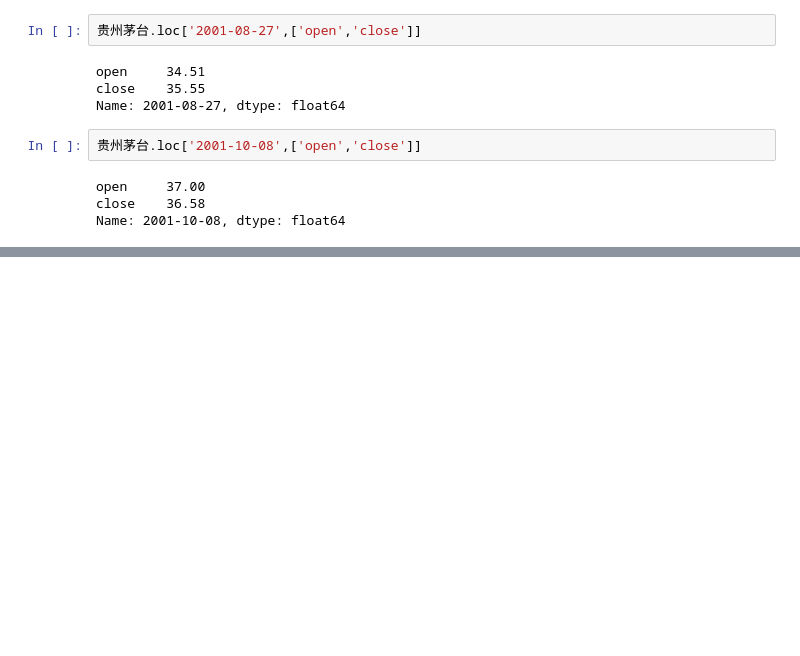
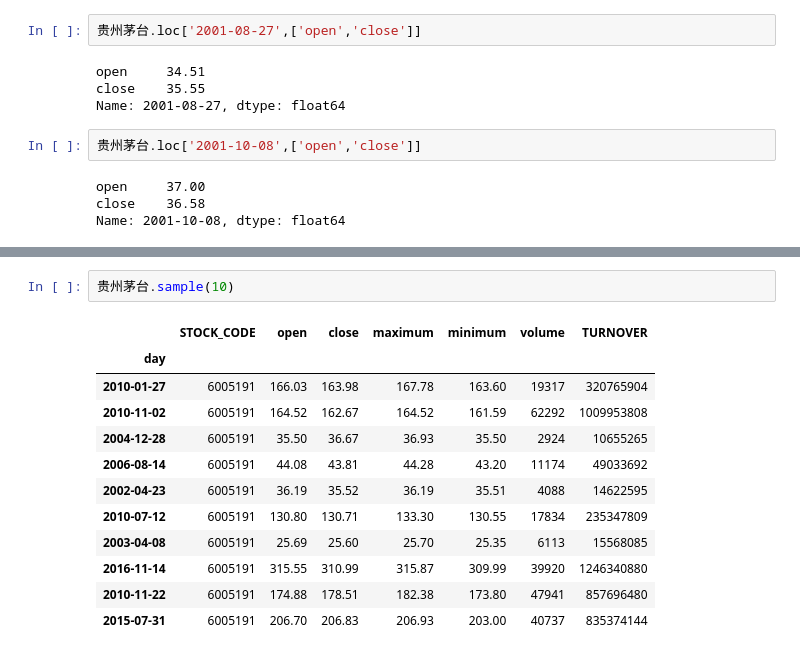
Before and after one commit to 3053063553/li, a Jupyter notebook: 05-dataframe.ipynb, the cells around one changed output, grey strips where cells are left out. Cells and saved outputs as stored; diff of their text form; blank space fills up the shorter version.

```diff
--- a/05-dataframe.ipynb
+++ b/05-dataframe.ipynb
@@ -163,0 +230,15 @@ Name: 2001-10-08, dtype: float64
+# %%
+贵州茅台.sample(10)
+# %% [output]
+|  | STOCK_CODE | open | close | maximum | minimum | volume | TURNOVER |
+| day |  |  |  |  |  |  |  |
+| 2010-01-27 | 6005191 | 166.03 | 163.98 | 167.78 | 163.60 | 19317 | 320765904 |
+| 2010-11-02 | 6005191 | 164.52 | 162.67 | 164.52 | 161.59 | 62292 | 1009953808 |
+| 2004-12-28 | 6005191 | 35.50 | 36.67 | 36.93 | 35.50 | 2924 | 10655265 |
+| 2006-08-14 | 6005191 | 44.08 | 43.81 | 44.28 | 43.20 | 11174 | 49033692 |
+| 2002-04-23 | 6005191 | 36.19 | 35.52 | 36.19 | 35.51 | 4088 | 14622595 |
+| 2010-07-12 | 6005191 | 130.80 | 130.71 | 133.30 | 130.55 | 17834 | 235347809 |
+| 2003-04-08 | 6005191 | 25.69 | 25.60 | 25.70 | 25.35 | 6113 | 15568085 |
+| 2016-11-14 | 6005191 | 315.55 | 310.99 | 315.87 | 309.99 | 39920 | 1246340880 |
+| 2010-11-22 | 6005191 | 174.88 | 178.51 | 182.38 | 173.80 | 47941 | 857696480 |
+| 2015-07-31 | 6005191 | 206.70 | 206.83 | 206.93 | 203.00 | 40737 | 835374144 |
```
Also changed, not shown: parts of 11 cells of this notebook, 1 other file.
